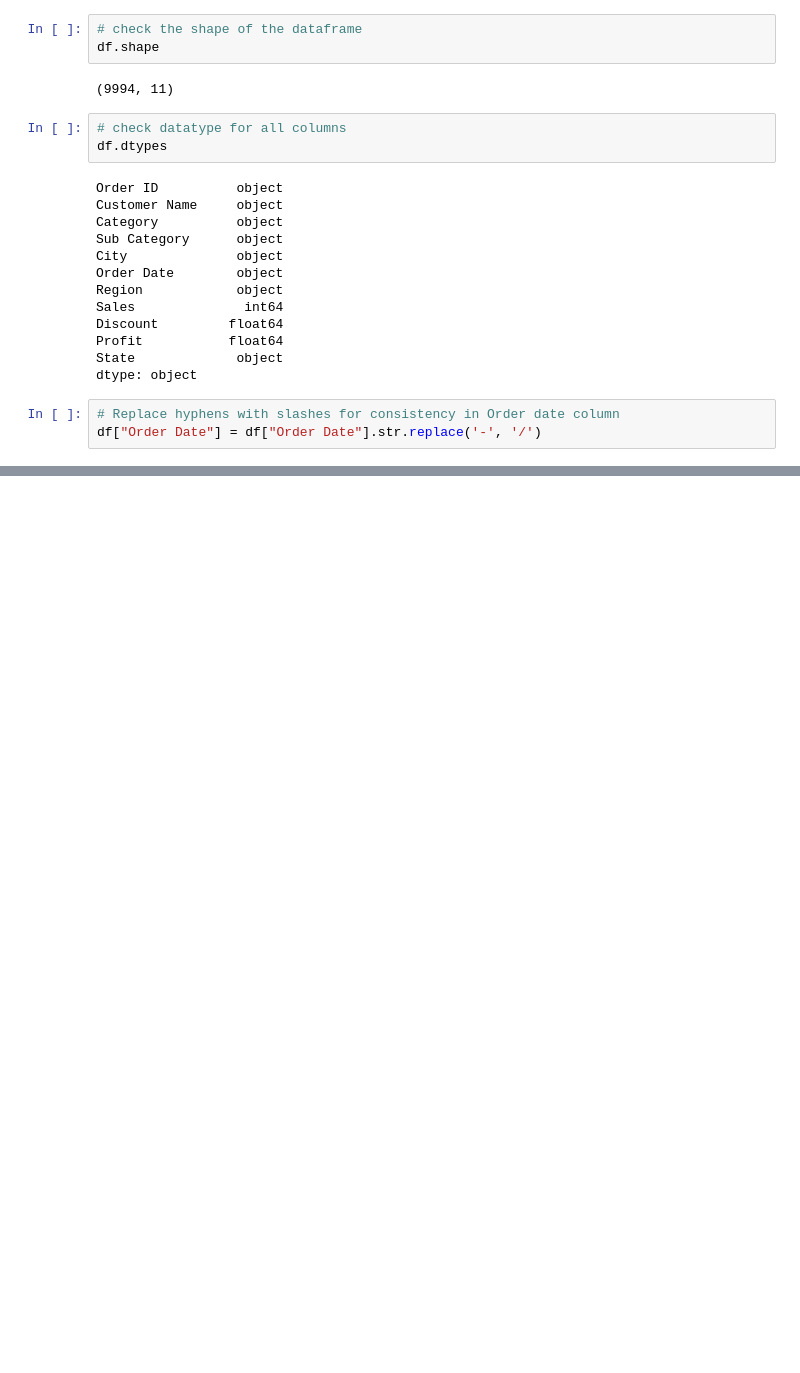
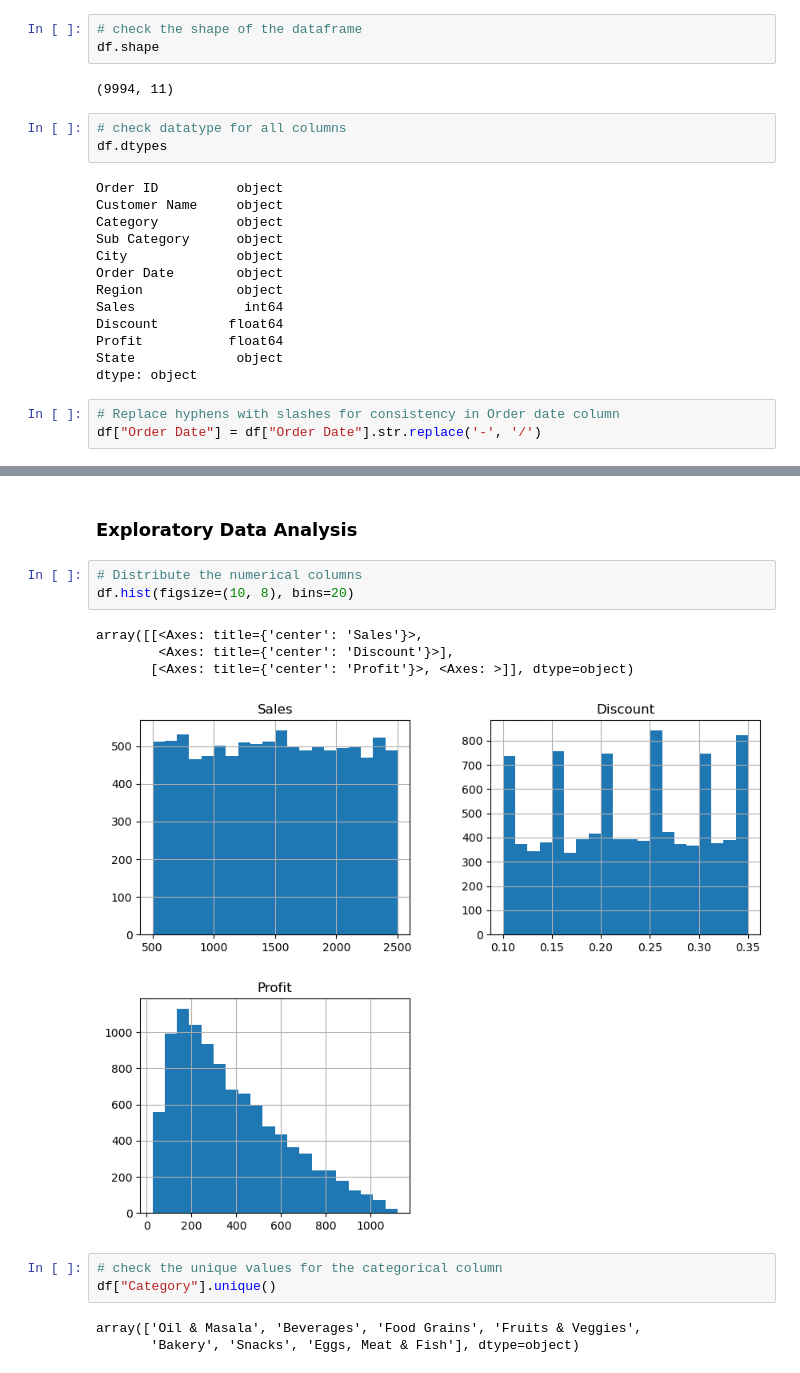
Before and after one commit to ruprekhab/retail_analytics, a Jupyter notebook: data_clean.ipynb, the cells around one changed output, grey strips where cells are left out. Cells and saved outputs as stored; diff of their text form; blank space fills up the shorter version.

```diff
--- a/data_clean.ipynb
+++ b/data_clean.ipynb
@@ -64,0 +110,16 @@ df.head(100)
+# %% [markdown]
+### Exploratory Data Analysis
+# %%
+# Distribute the numerical columns
+df.hist(figsize=(10, 8), bins=20)
+# %% [output]
+array([[<Axes: title={'center': 'Sales'}>,
+        <Axes: title={'center': 'Discount'}>],
+       [<Axes: title={'center': 'Profit'}>, <Axes: >]], dtype=object)
+[figure, added]
+# %%
+# check the unique values for the categorical column
+df["Category"].unique()
+# %% [output]
+array(['Oil & Masala', 'Beverages', 'Food Grains', 'Fruits & Veggies',
+       'Bakery', 'Snacks', 'Eggs, Meat & Fish'], dtype=object)
```
Also changed, not shown: parts of 20 cells of this notebook.
